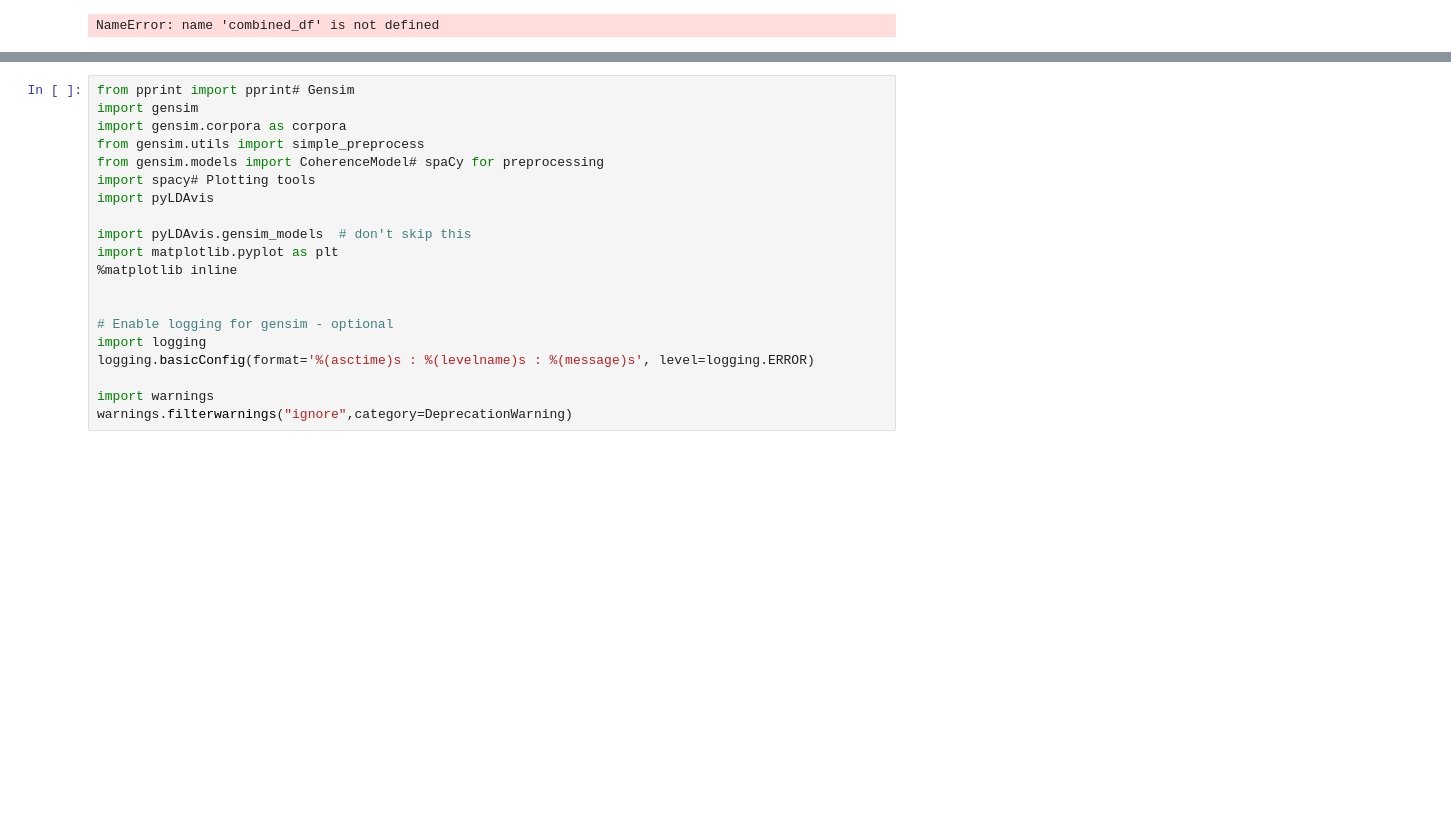
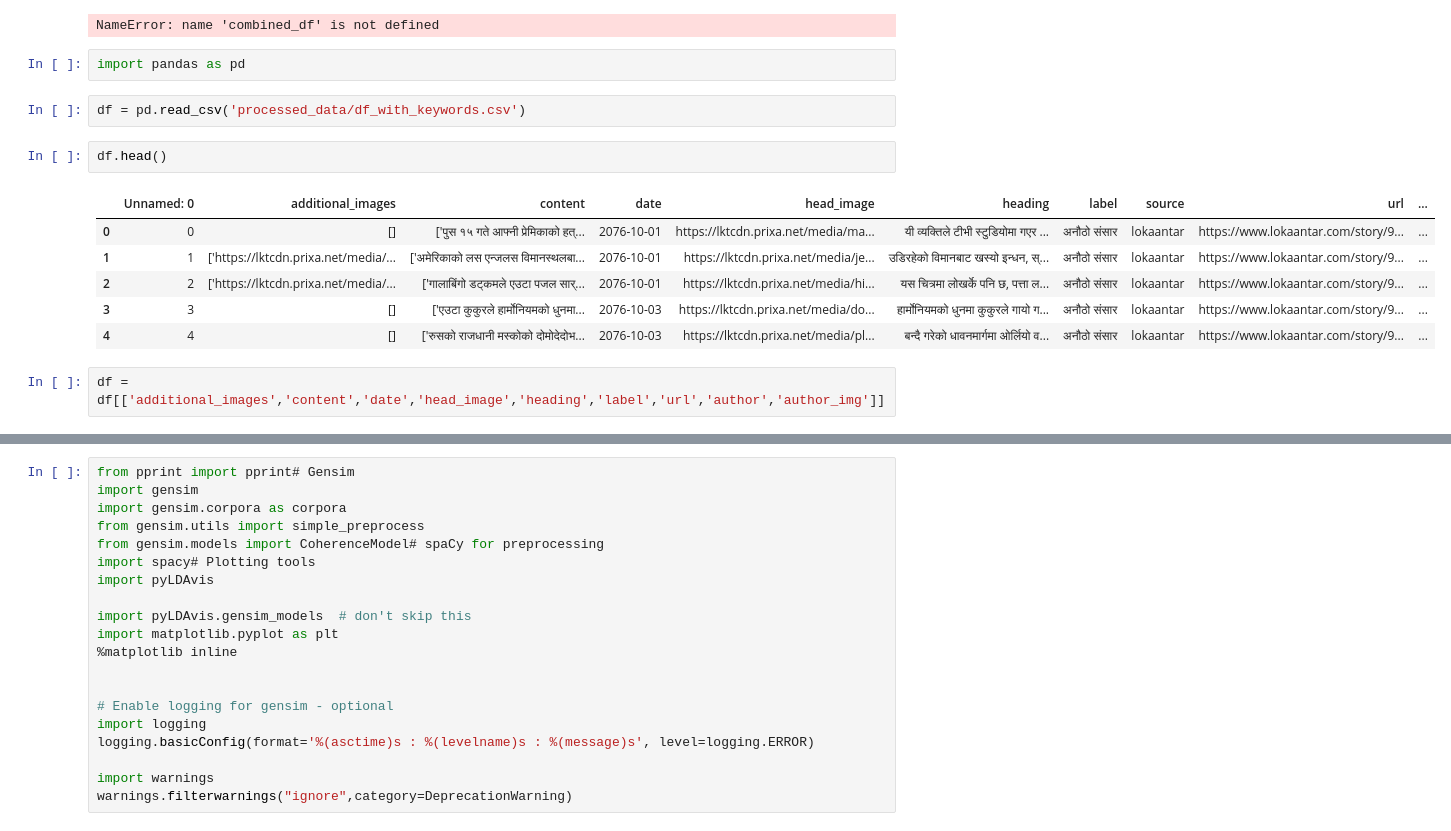
Before and after one commit to roviso/recommendation_news_api, a Jupyter notebook: repository/data-processing/1_joint_csv_test.ipynb, the cells around one changed output, grey strips where cells are left out. Drawn from its saved outputs; the diff is of its cells as text; blank space fills up the shorter version.

```diff
--- a/repository/data-processing/1_joint_csv_test.ipynb
+++ b/repository/data-processing/1_joint_csv_test.ipynb
@@ -557,3 +557,18 @@ with open('processed_data/df_with_tfidf_keywords.pickle', 'wb') as f:
     pickle.dump(combined_df, f)
 # %% [output]
 NameError: name 'combined_df' is not defined
+# %%
+import pandas as pd
+# %%
+df = pd.read_csv('processed_data/df_with_keywords.csv')
+# %%
+df.head()
+# %% [output]
+|  | Unnamed: 0 | additional_images | content | date | head_image | heading | label | source | url | ... |
+| 0 | 0 | [] | ['पुस १५ गते आफ्नी प्रेमिकाको हत्... | 2076-10-01 | https://lktcdn.prixa.net/media/ma... | यी व्यक्तिले टीभी स्टुडियोमा गएर ... | अनौठो संसार | lokaantar | https://www.lokaantar.com/story/9... | ... |
+| 1 | 1 | ['https://lktcdn.prixa.net/media/... | ['अमेरिकाको लस एन्जलस विमानस्थलबा... | 2076-10-01 | https://lktcdn.prixa.net/media/je... | उडिरहेको विमानबाट खस्यो इन्धन, स्... | अनौठो संसार | lokaantar | https://www.lokaantar.com/story/9... | ... |
+| 2 | 2 | ['https://lktcdn.prixa.net/media/... | ['गालाबिंगो डट्कमले एउटा पजल सार्... | 2076-10-01 | https://lktcdn.prixa.net/media/hi... | यस चित्रमा लोखर्के पनि छ, पत्ता ल... | अनौठो संसार | lokaantar | https://www.lokaantar.com/story/9... | ... |
+| 3 | 3 | [] | ['एउटा कुकुरले हार्मोनियमको धुनमा... | 2076-10-03 | https://lktcdn.prixa.net/media/do... | हार्मोनियमको धुनमा कुकुरले गायो ग... | अनौठो संसार | lokaantar | https://www.lokaantar.com/story/9... | ... |
+| 4 | 4 | [] | ['रुसको राजधानी मस्कोको दोमोदेदोभ... | 2076-10-03 | https://lktcdn.prixa.net/media/pl... | बन्दै गरेको धावनमार्गमा ओर्लियो व... | अनौठो संसार | lokaantar | https://www.lokaantar.com/story/9... | ... |
+# %%
+df = df[['additional_images','content','date','head_image','heading','label','url','author','author_img']]
```
Also changed, not shown: parts of 2 cells of this notebook, 18 other files.
